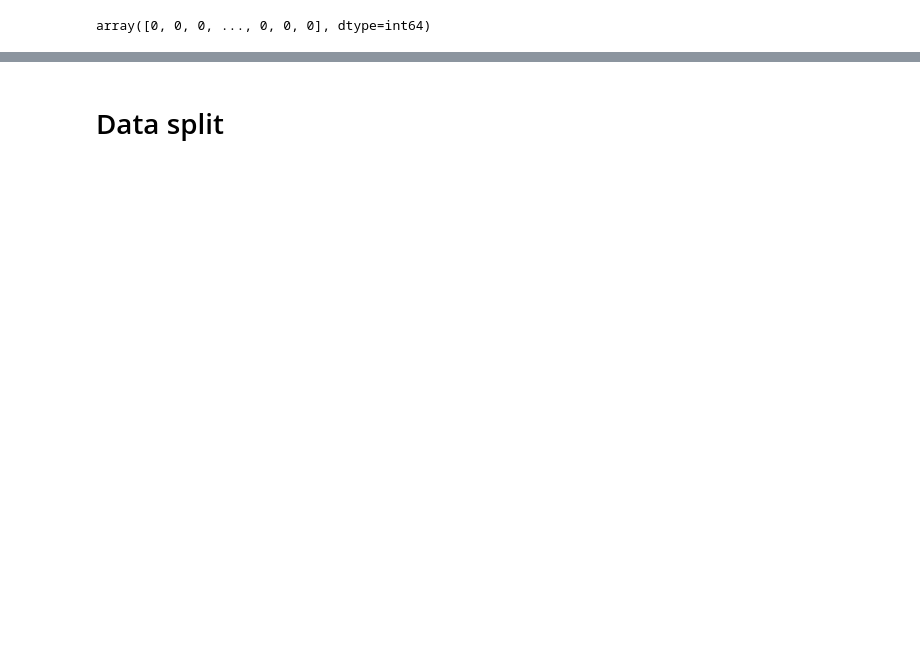
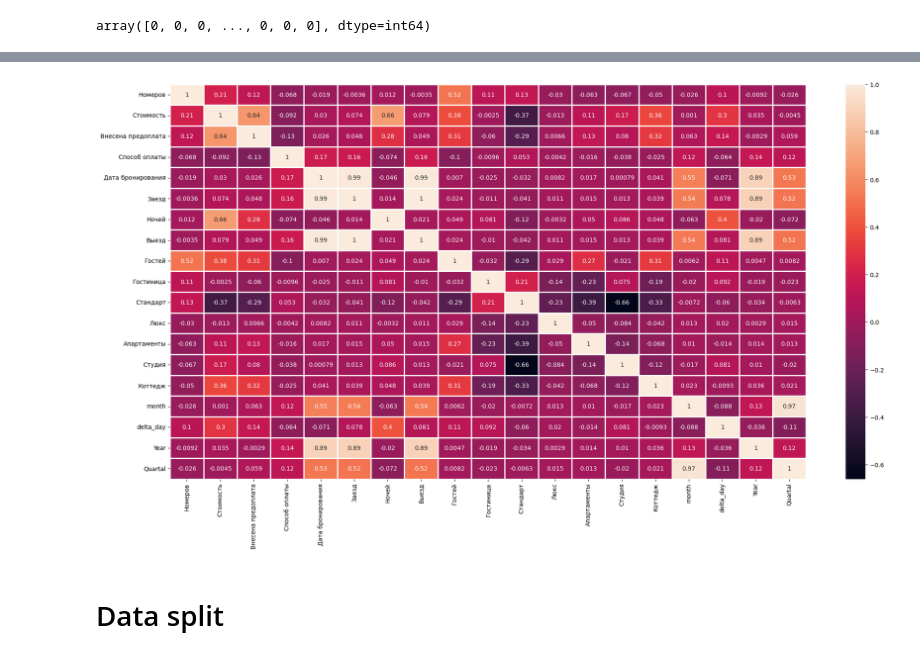
Before and after one commit to impartac/PSB_hack, a Jupyter notebook: models/CatBoost.ipynb, the cells around one changed output, grey strips where cells are left out. Cells and saved outputs as stored; diff of their text form; code cells hidden in the pictures; blank space fills up the shorter version.

```diff
--- a/models/CatBoost.ipynb
+++ b/models/CatBoost.ipynb
@@ -320,18 +324,14 @@ display(df.head(),df.shape)
 | 3 | 1 | 10500.0 | 0 | Внешняя система оплаты (С предопл... | 2023-09-08 15:55:53 | 2023-09-18 15:00:00 | 1 | 2023-09-19 12:00:00 | ... |
 | 4 | 1 | 28690.0 | 28690 | Система быстрых платежей: Эквайри... | 2023-05-20 19:54:13 | 2023-05-29 15:00:00 | 2 | 2023-05-31 12:00:00 | ... |
 (26174, 12)
-# %%
-df['Гостиница']=(df['Гостиница'] >= 3).astype(int)
 # %%
 df['Гостиница']=(df['Гостиница'] >= 3).astype(int)
-types = ['Стандарт', 'Люкс', 'Апартаменты', 'Студия', 'Коттедж']
-for t in types:
-    df[t] = df['Категория номера'].str.contains(t).astype(int)
+# types = ['Стандарт', 'Люкс', 'Апартаменты', 'Студия', 'Коттедж']
+# for t in types:
+#     df[t] = df['Категория номера'].str.contains(t).astype(int)
 df['month'] = df['Дата бронирования'].apply(lambda x : x.strftime('%m'))
 df['weekday'] = df['Дата бронирования'].apply(lambda x : x.strftime('%a'))
 df['delta_day'] = (df['Заезд'] - df['Дата бронирования']).dt.days
-df['Year'] = df['Дата бронирования'].dt.year
-df['Quartal'] = df['Дата бронирования'].dt.quarter
-df=df.drop(['Дата бронирования','Заезд','Выезд','Категория номера'],axis = 1)
+# df['Способ оплаты'] = df['Способ оплаты'].str.startswith('Внешняя система оплаты').astype(int)
 display(df.columns)
 # %% [output]
@@ -385,0 +381,12 @@ rf = RandomForestClassifier()
+# %%
+from sklearn.preprocessing import MinMaxScaler
+
+# Предположим, у вас есть DataFrame 'df'
+
+# Создаем объект MinMaxScaler
+scaler = MinMaxScaler()
+
+# Нормализуем столбцы 'Стоимость', 'Внесена предоплата', 'delta_day', 'Гостей'
+df[['Стоимость', 'Внесена предоплата', 'delta_day', 'Гостей']] = scaler.fit_transform(
+    df[['Стоимость', 'Внесена предоплата', 'delta_day', 'Гостей']]
+)
@@ -425,2 +486,11 @@ res_df.to_csv(os.path.join(catboost_res_dir,"TopOneHot.csv"),index = False, head
+# %%
+import seaborn as sns
+plt.figure(figsize = (24, 12))
+df = df.drop(["Источник", "Категория номера", "weekday"], axis=1)
+corr = df.corr()
+sns.heatmap(corr, annot = True, linewidths = 1)
+plt.show()
+# %% [output]
+[figure, added]
 # %% [markdown]
 # Data split
```
Also changed, not shown: parts of 21 cells of this notebook, 39 other files.
